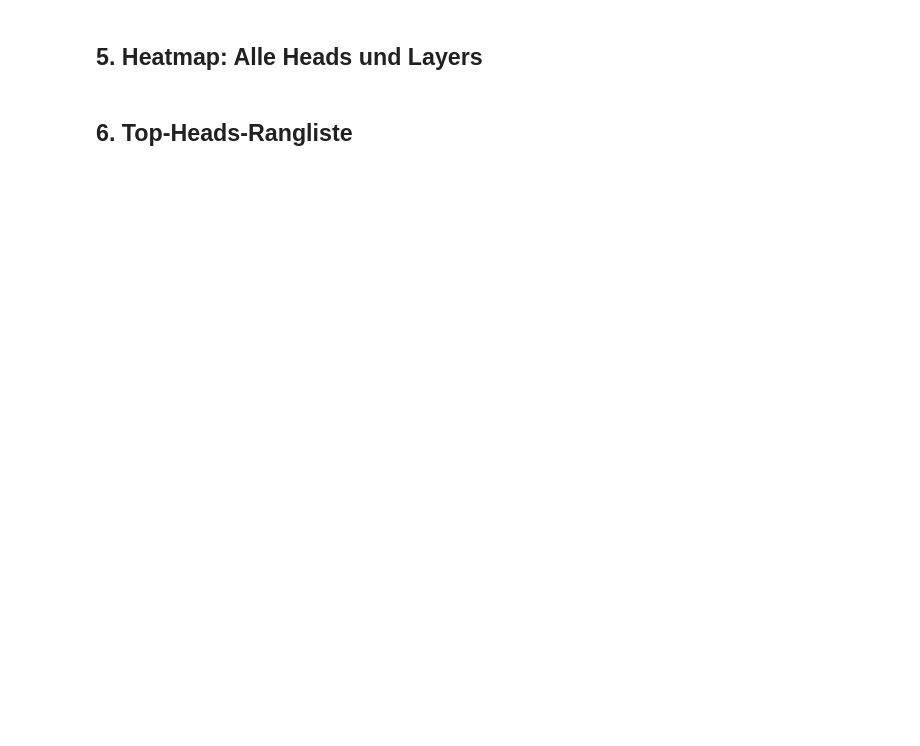
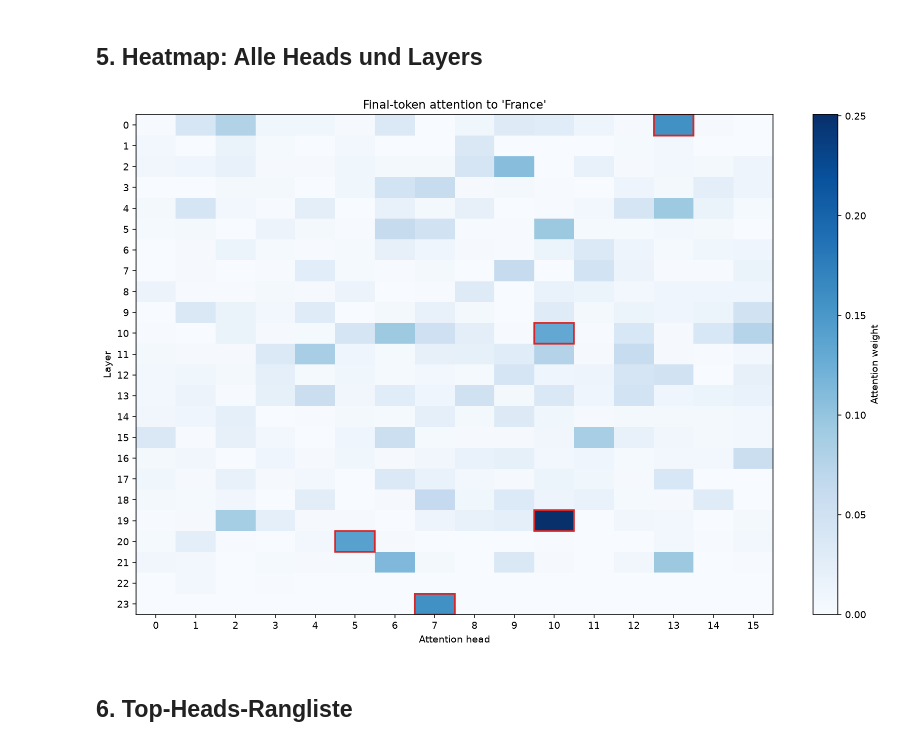
Before and after one commit to ia13400/AI_Frameworks_Tools, a Jupyter notebook: assignement/notebooks/03_Attention_Analysis.ipynb, the cells around one changed output. Cells and saved outputs as stored; diff of their text form; code cells hidden in the pictures; blank space fills up the shorter version.

```diff
--- a/assignement/notebooks/03_Attention_Analysis.ipynb
+++ b/assignement/notebooks/03_Attention_Analysis.ipynb
@@ -99,2 +209,8 @@ prompt = "The capital of France is Paris, and the capital of Germany is"
+# %%
+# Display the layer/head heatmap generated by the subject-attention analysis.
+# The outlined cells mark the five heads with the highest attention to France.
+display_image(config.ATTENTION_SUBJECT_HEATMAP_PATH.name)
+# %% [output]
+[figure, added]
 # %% [markdown]
 ## 6. Top-Heads-Rangliste
```
Also changed, not shown: parts of 16 cells of this notebook, 6 other files.
